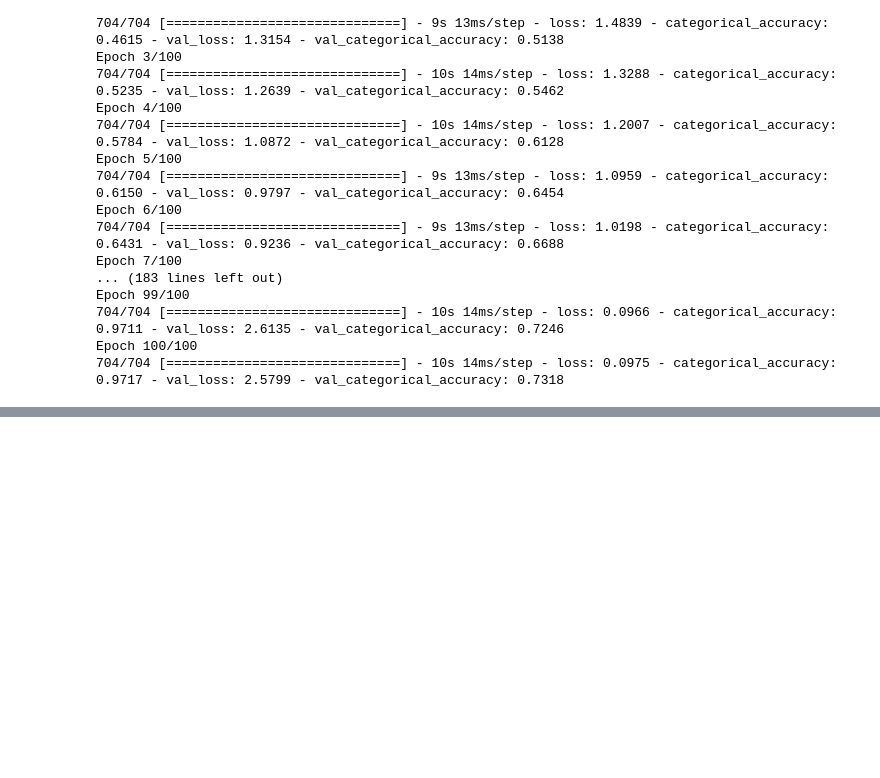
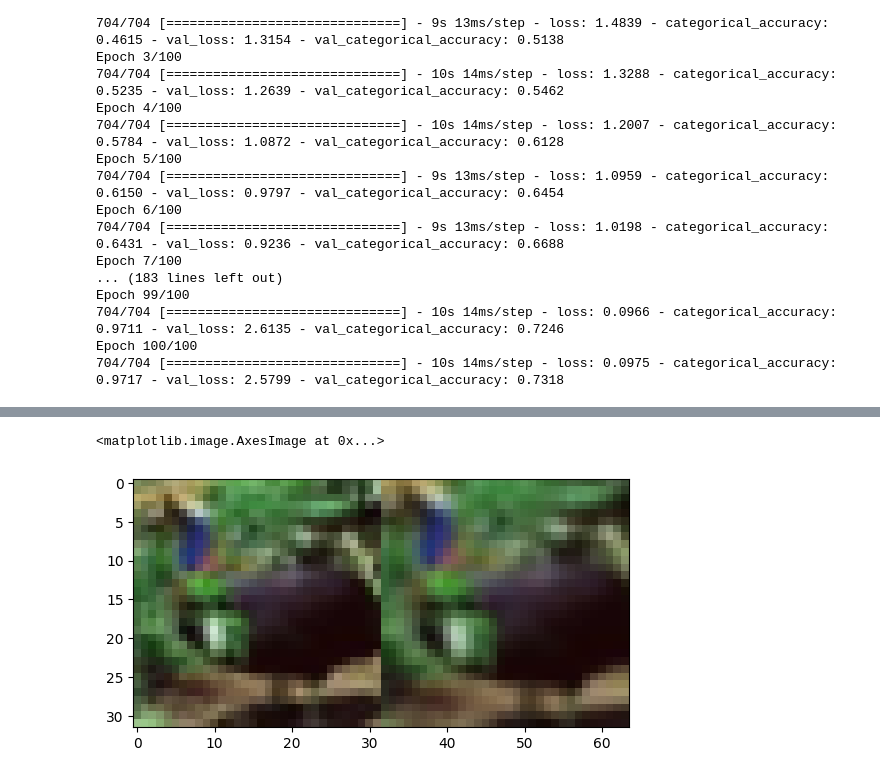
Before and after one commit to chenduo777/tf2, a Jupyter notebook: lab4/lab4.ipynb, the cells around one changed output, grey strips where cells are left out. Saved outputs shown, nothing was run; the diff lists cells and outputs as text; code cells hidden in the pictures; blank space fills up the shorter version.

```diff
--- a/lab4/lab4.ipynb
+++ b/lab4/lab4.ipynb
@@ -227,0 +237,19 @@ Epoch 100/100
+# %%
+def zoom(x,scale_min=0.6, scale_max=1.4):
+    h, w, = x.shape[0], x.shape[1]
+    scale = np.random.uniform(scale_min, scale_max)
+    new_h, new_w = int(h*scale), int(w*scale)
+    x = tf.image.resize(x, (new_h, new_w))
+    x = tf.image.resize_with_crop_or_pad(x, h, w)
+    return x
+
+def flip(x):
+    x = tf.image.random_flip_left_right(x)
+    return x
+zoom_image = zoom(x=image_test)
+zoom_image = tf.cast(zoom_image, tf.uint8)
+image = np.hstack((image_test, zoom_image))
+plt.imshow(image)
+# %% [output]
+<matplotlib.image.AxesImage at 0x...>
+[figure, added]
```
Also changed, not shown: parts of 9 cells of this notebook, 11 other files.
